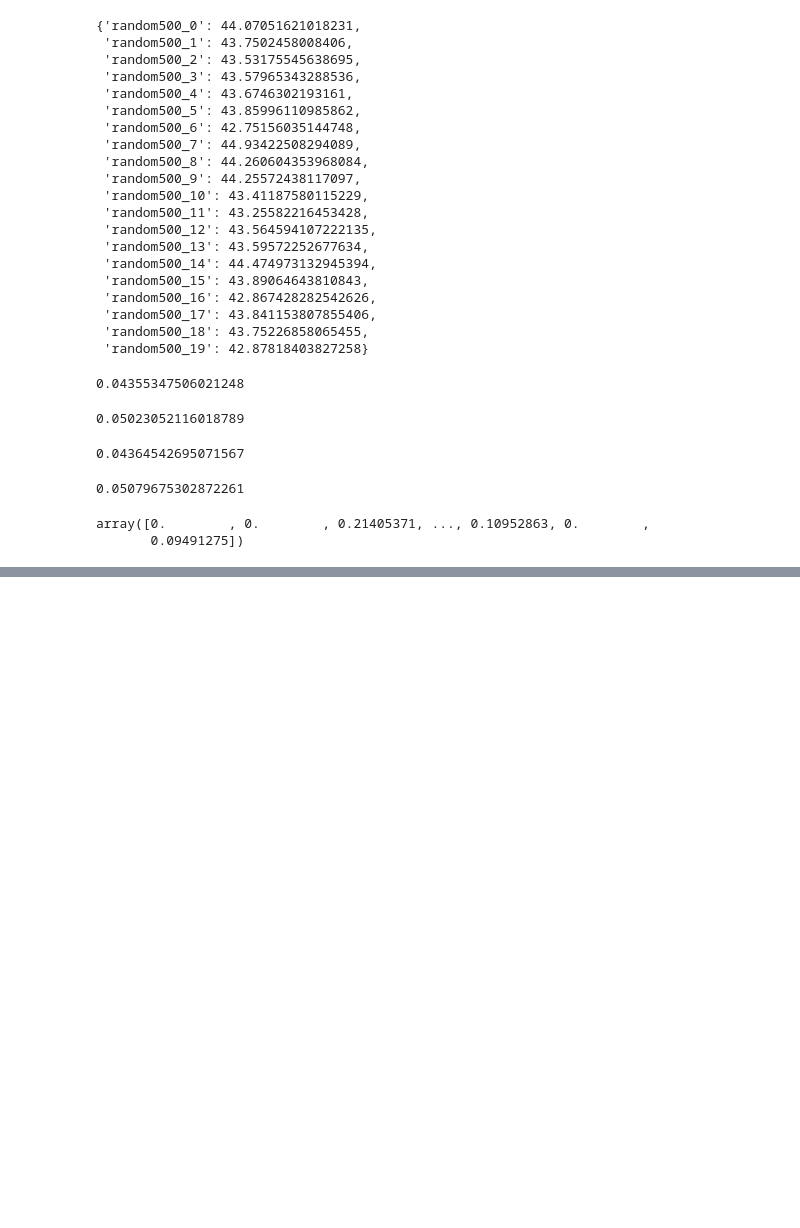
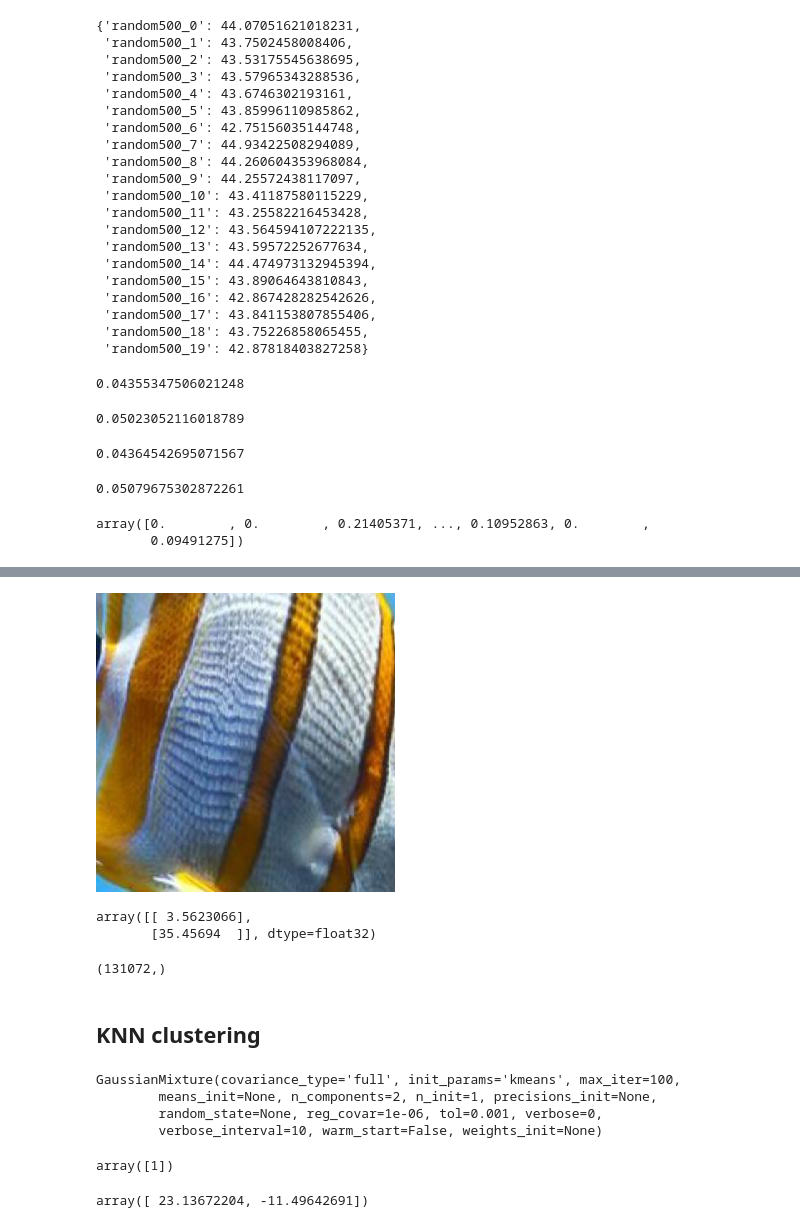
Before and after one commit to tyler-martin-12/tcav_on_azure, a Jupyter notebook: random_class_density.ipynb, the cells around one changed output, grey strips where cells are left out. Cells and saved outputs as stored; diff of their text form; code cells hidden in the pictures; blank space fills up the shorter version.

```diff
--- a/random_class_density.ipynb
+++ b/random_class_density.ipynb
@@ -350,0 +396,7 @@ array([0.        , 0.        , 0.21405371, ..., 0.10952863, 0.        ,
+# %%
+image_path = '28.jpg'
+this_path = os.path.join(concept_dir,image_path)
+test_img = image.load_img(this_path, target_size=(299, 299))
+test_img
+# %% [output]
+[figure, added]
@@ -350,0 +406,11 @@ array([0.        , 0.        , 0.21405371, ..., 0.10952863, 0.        ,
+# %%
+np.dot(pca_components, np.expand_dims(acts_orig,axis=0).T)
+# %% [output]
+array([[ 3.5623066],
+       [35.45694  ]], dtype=float32)
+# %%
+acts_orig.shape
+# %% [output]
+(131072,)
+# %% [markdown]
+## KNN clustering
@@ -350,0 +436,15 @@ array([0.        , 0.        , 0.21405371, ..., 0.10952863, 0.        ,
+# %%
+gm.fit(embed_pca.T)
+# %% [output]
+GaussianMixture(covariance_type='full', init_params='kmeans', max_iter=100,
+        means_init=None, n_components=2, n_init=1, precisions_init=None,
+        random_state=None, reg_covar=1e-06, tol=0.001, verbose=0,
+        verbose_interval=10, warm_start=False, weights_init=None)
+# %%
+gm.predict(np.array([[5,5]]))
+# %% [output]
+array([1])
+# %%
+gm.means_[0]
+# %% [output]
+array([ 23.13672204, -11.49642691])
```
Also changed, not shown: parts of 15 cells of this notebook, 2 other files.
